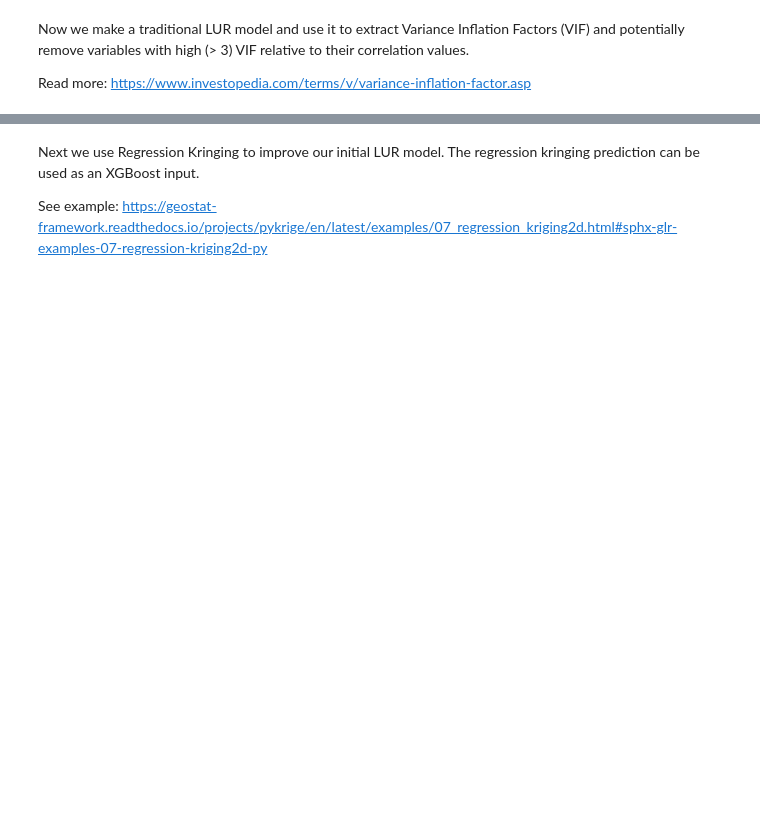
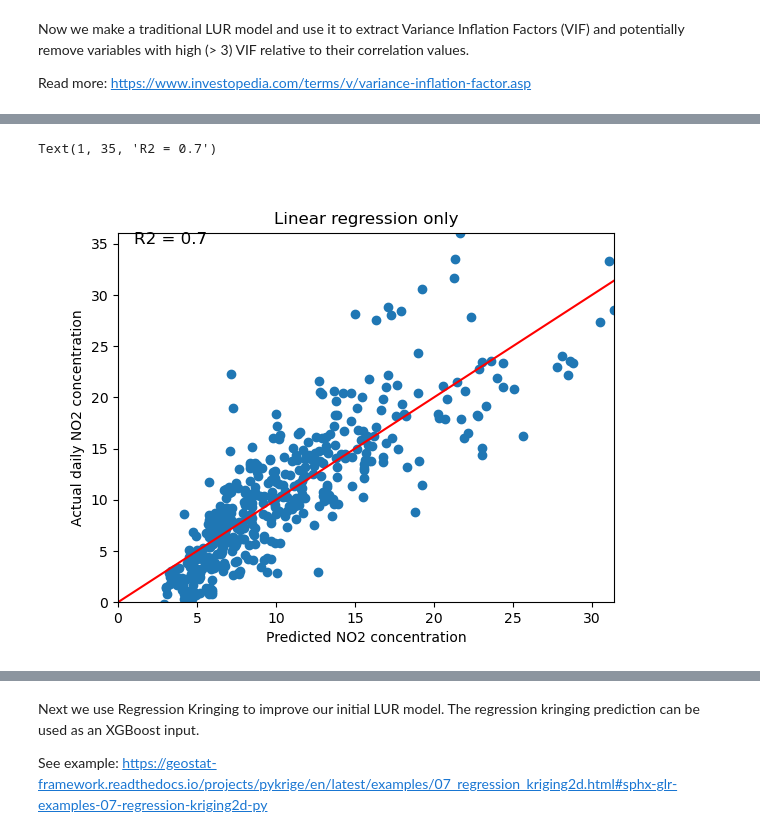
Before and after one commit to xaviernogueira/gwu_air_quality, a Jupyter notebook: Hyrbid_Kringing_analysis.ipynb, the cells around one changed output, grey strips where cells are left out. Saved outputs shown, nothing was run; the diff lists cells and outputs as text; code cells hidden in the pictures; blank space fills up the shorter version.

Commit message:
Hyrbid Kringing exploration finished! Time to build into real script and make a Kriging raster band for each month to power predictions

```diff
--- a/Hyrbid_Kringing_analysis.ipynb
+++ b/Hyrbid_Kringing_analysis.ipynb
@@ -38,9 +108,30 @@ Chen et al., 2020 as well as Wong et al., 2021 both used Spearman correlation an
 # %%
 # drop variables when necessary
+drop_cols = ['u10', 'v10', 'swvl1', 'u100', 'v100']
+new_data = in_data.drop(drop_cols, axis=1)
 # %% [markdown]
 Now we make a traditional LUR model and use it to extract Variance Inflation Factors (VIF) and potentially remove variables with high (> 3) VIF relative to their correlation values.
 
 Read more: https://www.investopedia.com/terms/v/variance-inflation-factor.asp
 # %%
-# create a LUR model
 from sklearn.linear_model import LinearRegression
+
+# split data into dependent and independent data frames
+Y = new_data[['mean_no2']].to_numpy()
+not_no2 = [i for i in list(new_data.columns) if i not in ['mean_no2']]
+print(not_no2)
+X = new_data[not_no2]
+X = X.reset_index()
+X = X.drop('index', axis=1)
+
+# create a linear regression model (we could expirmenet with Lasso or Ridge regression)
+l_model = LinearRegression().fit(X, Y)
+print('Linear regression score: %s' % l_model.score(X, Y))
+
+for i, var in enumerate(list(X.columns)):
+    print('Variable: %s' % var)
+    coef = l_model.coef_[0][i]
+    print('Regression coef = %s\n' % coef)
+
+
+X.head()
@@ -47,3 +162,22 @@ from sklearn.linear_model import LinearRegression
+# %%
+# make prediction plot with the linear model
+import numpy as np
+from sklearn.metrics import r2_score
+import matplotlib.pyplot as plt
+%matplotlib widget
+prediction = l_model.predict(X)
+
+plt.title('Linear regression only')
+plt.scatter(prediction, Y)
+plt.plot(np.arange(0, 60, 0.1), np.arange(0, 60, 0.1), c='red')
+plt.xlim(0, np.amax(prediction))
+plt.ylim(0, np.amax(Y))
+plt.xlabel('Predicted NO2 concentration')
+plt.ylabel('Actual daily NO2 concentration')
+plt.text(1, 35, 'R2 = %s' % round(r2_score(Y, prediction), 2), fontsize='large')
+# %% [output]
+Text(1, 35, 'R2 = 0.7')
+[figure, added]
 # %%
 # explore VIF scores by making a dataframe
 from statsmodels.stats.outliers_influence import variance_inflation_factor
```
Also changed, not shown: parts of 13 cells of this notebook.
